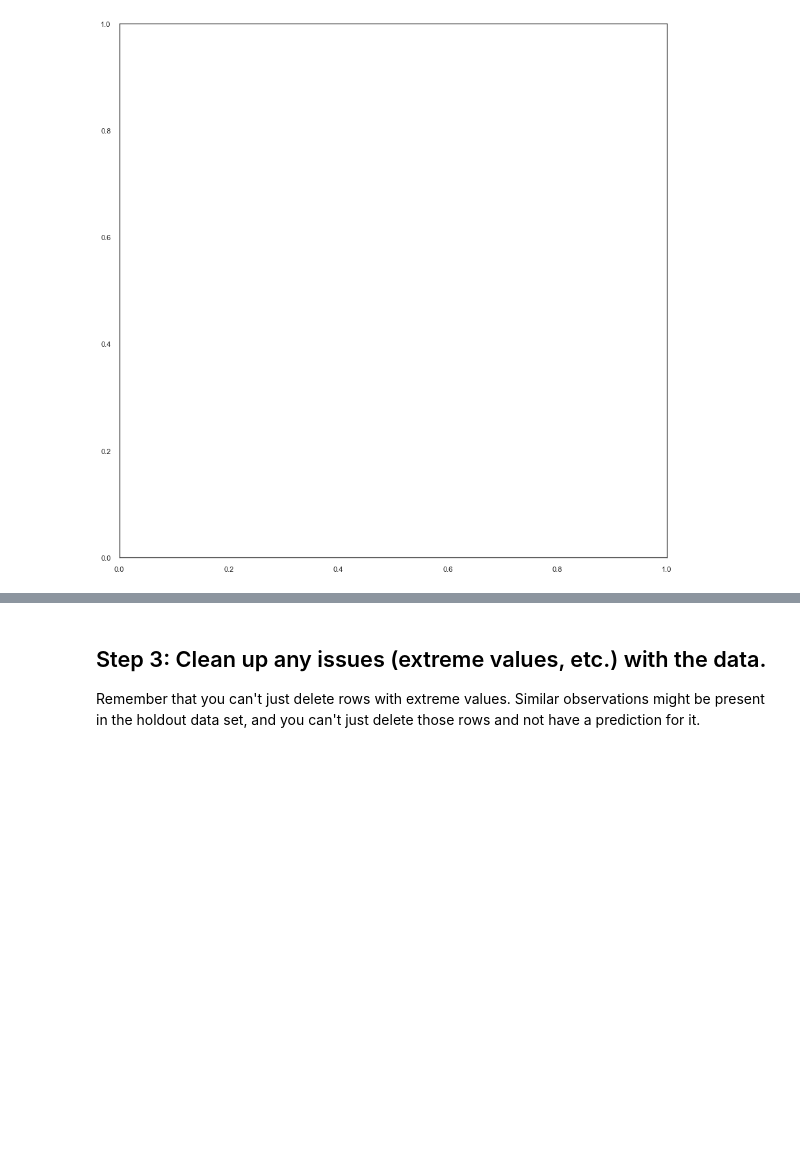
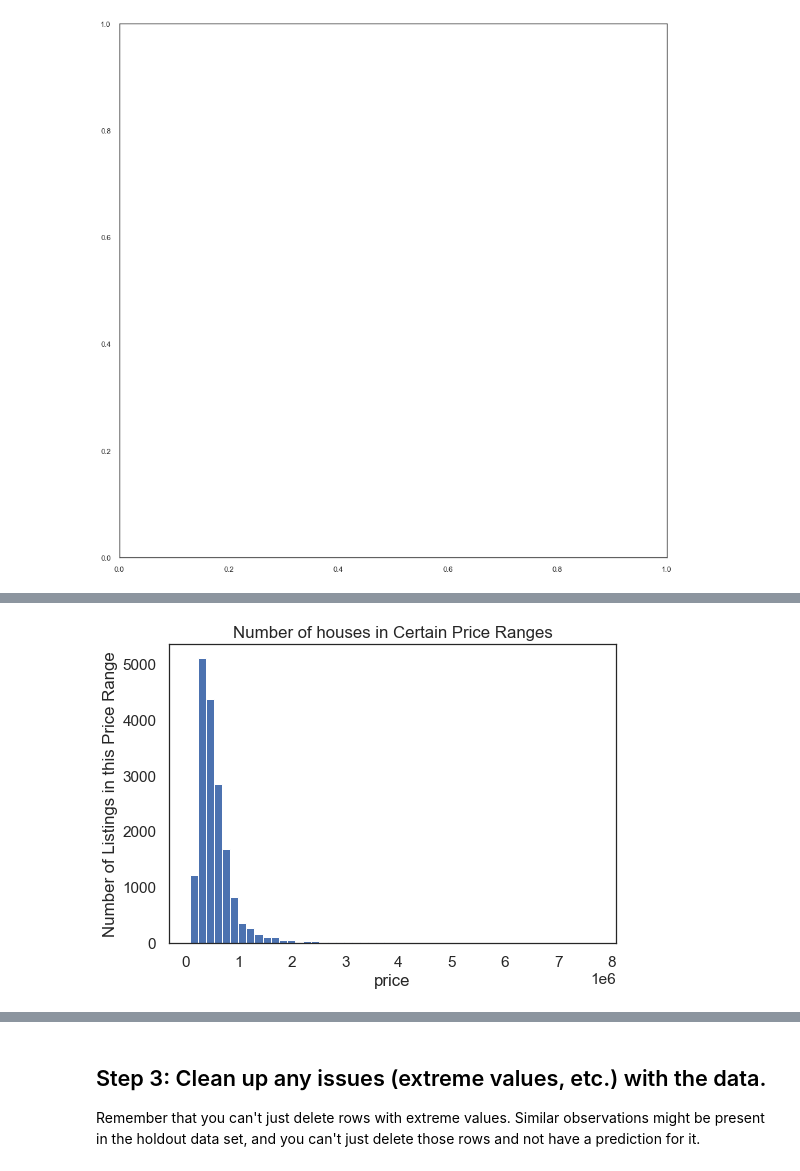
Before and after one commit to Astroraf/Housing_Predictions_Model, a Jupyter notebook: working_notebooks/play_bakeoff_modeling_process.ipynb, the cells around one changed output, grey strips where cells are left out. Cells and saved outputs as stored; diff of their text form; code cells hidden in the pictures; blank space fills up the shorter version.

Commit message:
Created new graphs and moved folders around

```diff
--- a/working_notebooks/play_bakeoff_modeling_process.ipynb
+++ b/working_notebooks/play_bakeoff_modeling_process.ipynb
@@ -225,6 +410,9 @@ houses.shape
 # %%
 sns.set_context('notebook', font_scale = 1.4)
 
 sns.distplot(
-    hf['price'], norm_hist=False, kde=False, bins=20, hist_kws={"alpha": 1}
-).set(xlabel='price', ylabel='Count');
+    hf['price'], norm_hist=False, kde=False, bins=50, hist_kws={"alpha": 1}
+).set(xlabel='price', ylabel='Number of Listings in this Price Range', title='Number of houses in Certain Price Ranges');
+plt.savefig('PriceRange_Count')
+# %% [output]
+[figure, added]
```
Also changed, not shown: parts of 52 cells of this notebook, 20 other files.
